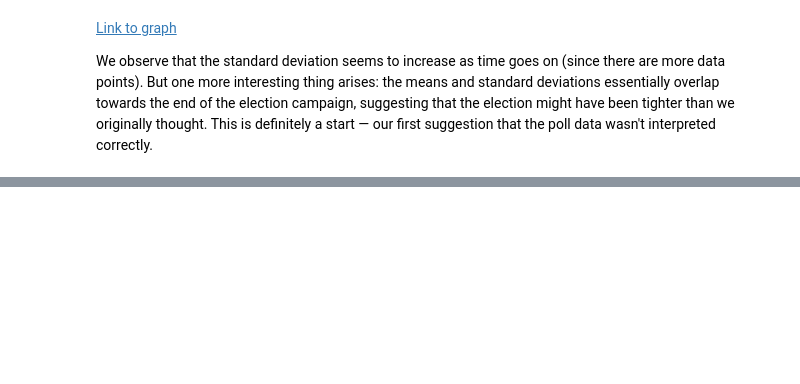
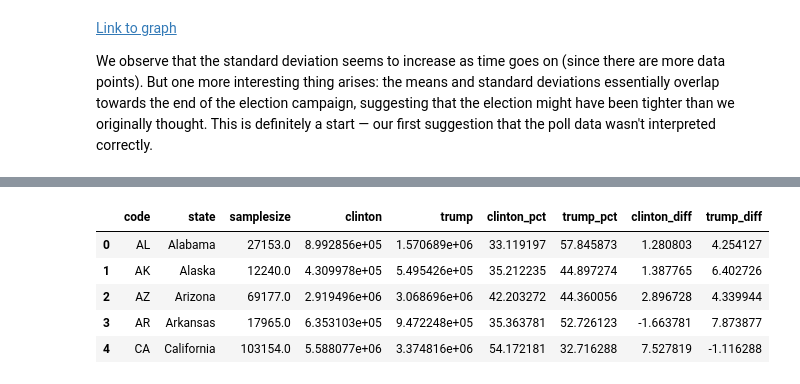
Before and after one commit to emmanduncan/election, a Jupyter notebook: Election 2016.ipynb, the cells around one changed output, grey strips where cells are left out. Cells and saved outputs as stored; diff of their text form; code cells hidden in the pictures; blank space fills up the shorter version.

```diff
--- a/Election 2016.ipynb
+++ b/Election 2016.ipynb
@@ -667,0 +671,34 @@ We observe that the standard deviation seems to increase as time goes on (since
+# %%
+state_dict = {'Alabama':'AL', 'Alaska':'AK', 'Arizona':'AZ', 'Arkansas':'AR', 'California':'CA', 'Colorado':'CO',
+              'Connecticut':'CT', 'Delaware':'DE', 'District of Columbia':'DC', 'Florida':'FL', 'Georgia':'GA',
+              'Hawaii':'HI', 'Idaho':'ID', 'Illinois':'IL', 'Indiana':'IN', 'Iowa':'IA', 'Kansas':'KS', 'Kentucky':'KY',
+              'Louisiana':'LA', 'Maine':'ME', 'Maryland':'MD', 'Massachusetts':'MA', 'Michigan':'MI', 'Minnesota':'MN',
+              'Mississippi':'MS', 'Missouri':'MO', 'Montana':'MT', 'Nebraska':'NE', 'Nevada':'NV', 'New Hampshire':'NH',
+              'New Jersey':'NJ', 'New Mexico':'NM', 'New York':'NY', 'North Carolina':'NC', 'North Dakota':'ND',
+              'Ohio':'OH', 'Oklahoma':'OK', 'Oregon':'OR', 'Pennsylvania':'PA', 'Rhode Island':'RI', 'South Carolina':'SC',
+              'South Dakota':'SD', 'Tennessee':'TN', 'Texas':'TX', 'Utah':'UT', 'Vermont':'VT', 'Virginia':'VA',
+              'Washington':'WA', 'West Virginia':'WV', 'Wisconsin':'WI', 'Wyoming':'WY'}
+
+#to_remove = ['Maine CD-1', 'Maine CD-2', 'Nebraska CD-1', 'Nebraska CD-2', 'Nebraska CD-3', 'U.S.']
+#    if state in ['Maine CD-1', 'Maine CD-2']:
+#        state = 'Maine'
+#    elif state in ['Nebraska CD-1', 'Nebraska CD-2', 'Nebraska CD-3']:
+#        state = 'Nebraska'
+
+data_list = []
+for state, code in state_dict.items():
+    dict1 = {}
+    samplesize = df_po[df_po.loc[:,'state']==state].loc[:,'samplesize']
+    clinton = df_po[df_po.loc[:,'state']==state].loc[:,'adjpoll_clinton']
+    trump = df_po[df_po.loc[:,'state']==state].loc[:,'adjpoll_trump']
+    dict1['state'] = state
+    dict1['code'] = code
+    dict1['samplesize'] = samplesize.sum()
+    dict1['clinton'] = (clinton * samplesize).sum()
+    dict1['trump'] = (trump * samplesize).sum()
+    data_list.append(dict1)
+
+df_map = pd.DataFrame(data_list, columns=['code', 'state', 'samplesize', 'clinton', 'trump'])
+df_map.loc[:,'clinton_pct'] = df_map.loc[:,'clinton']/df_map.loc[:,'samplesize']
+df_map.loc[:,'trump_pct'] = df_map.loc[:,'trump']/df_map.loc[:,'samplesize']
+df_map.head()
@@ -667,0 +712,5 @@ We observe that the standard deviation seems to increase as time goes on (since
+# %%
+results=pd.read_csv('results.csv')
+results = results.sort_values('state')
+results = results.reset_index(drop=True)
+results.head()
@@ -667,0 +724,11 @@ We observe that the standard deviation seems to increase as time goes on (since
+# %%
+df_map['clinton_diff'] = results['clinton'] - df_map['clinton_pct']
+df_map['trump_diff'] = results['trump'] - df_map['trump_pct']
+df_map.head()
+# %% [output]
+|  | code | state | samplesize | clinton | trump | clinton_pct | trump_pct | clinton_diff | trump_diff |
+| 0 | AL | Alabama | 27153.0 | 8.992856e+05 | 1.570689e+06 | 33.119197 | 57.845873 | 1.280803 | 4.254127 |
+| 1 | AK | Alaska | 12240.0 | 4.309978e+05 | 5.495426e+05 | 35.212235 | 44.897274 | 1.387765 | 6.402726 |
+| 2 | AZ | Arizona | 69177.0 | 2.919496e+06 | 3.068696e+06 | 42.203272 | 44.360056 | 2.896728 | 4.339944 |
+| 3 | AR | Arkansas | 17965.0 | 6.353103e+05 | 9.472248e+05 | 35.363781 | 52.726123 | -1.663781 | 7.873877 |
+| 4 | CA | California | 103154.0 | 5.588077e+06 | 3.374816e+06 | 54.172181 | 32.716288 | 7.527819 | -1.116288 |
```
Also changed, not shown: parts of 5 cells of this notebook, 2 other files.
